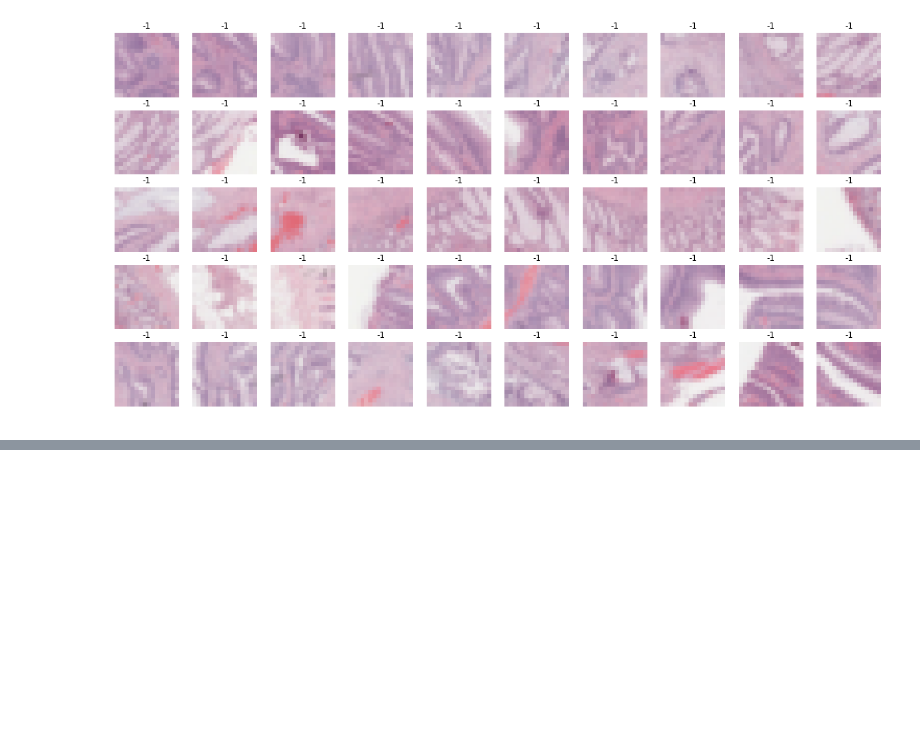
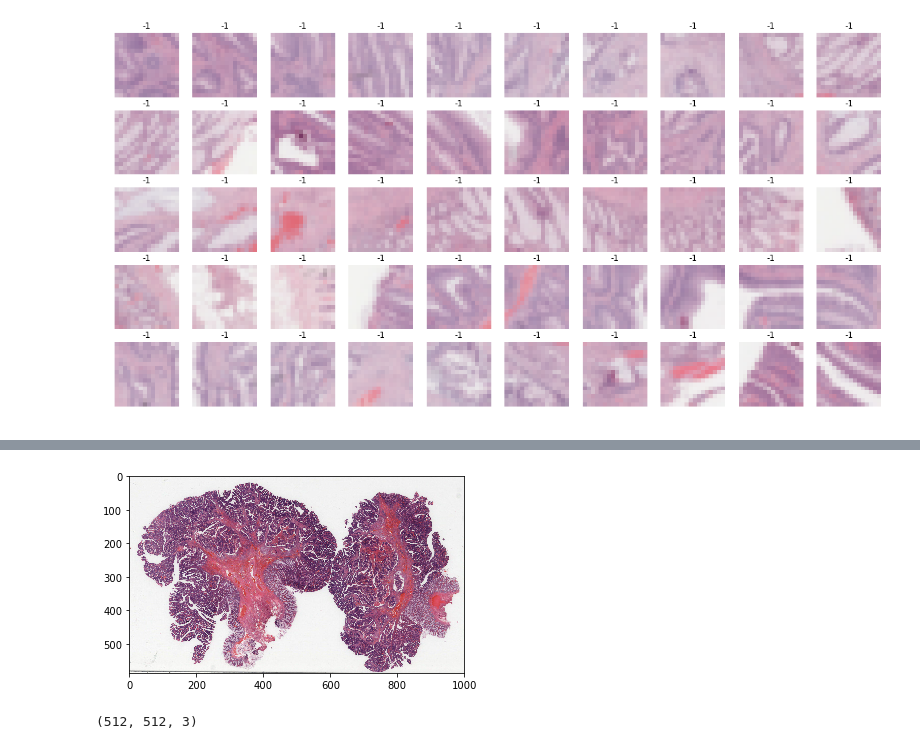
Before and after one commit to ysbecca/bcsp-expert, a Jupyter notebook: Patch sampling from images.ipynb, the cells around one changed output, grey strips where cells are left out. Cells and saved outputs as stored; diff of their text form; code cells hidden in the pictures; blank space fills up the shorter version.

```diff
--- a/Patch sampling from images.ipynb
+++ b/Patch sampling from images.ipynb
@@ -287,3 +287,13 @@ end = 600
 show_labeled_patches([Image.fromarray(p, 'RGB') for p in filtered_patches[start:end]], labels[start:end])
 # %% [output]
 [figure]
+# %%
+def show_image(image, no_axis=False, hot=False):
+    ''' Display one single image without axis markings. '''
+    if(hot):
+        plt.imshow(image, cmap="hot")
+    else:
+        plt.imshow(image)
+    if no_axis:
+        plt.axis("off")
+    plt.show()
@@ -289,0 +341,4 @@ show_labeled_patches([Image.fromarray(p, 'RGB') for p in filtered_patches[start:
+# %%
+show_image(slide.get_thumbnail((1000, 1000)))
+# %% [output]
+[figure, added]
@@ -289,0 +347,4 @@ show_labeled_patches([Image.fromarray(p, 'RGB') for p in filtered_patches[start:
+# %%
+np.shape(no_alpha)
+# %% [output]
+(512, 512, 3)
```
Also changed, not shown: parts of 21 cells of this notebook, 56 other files.
